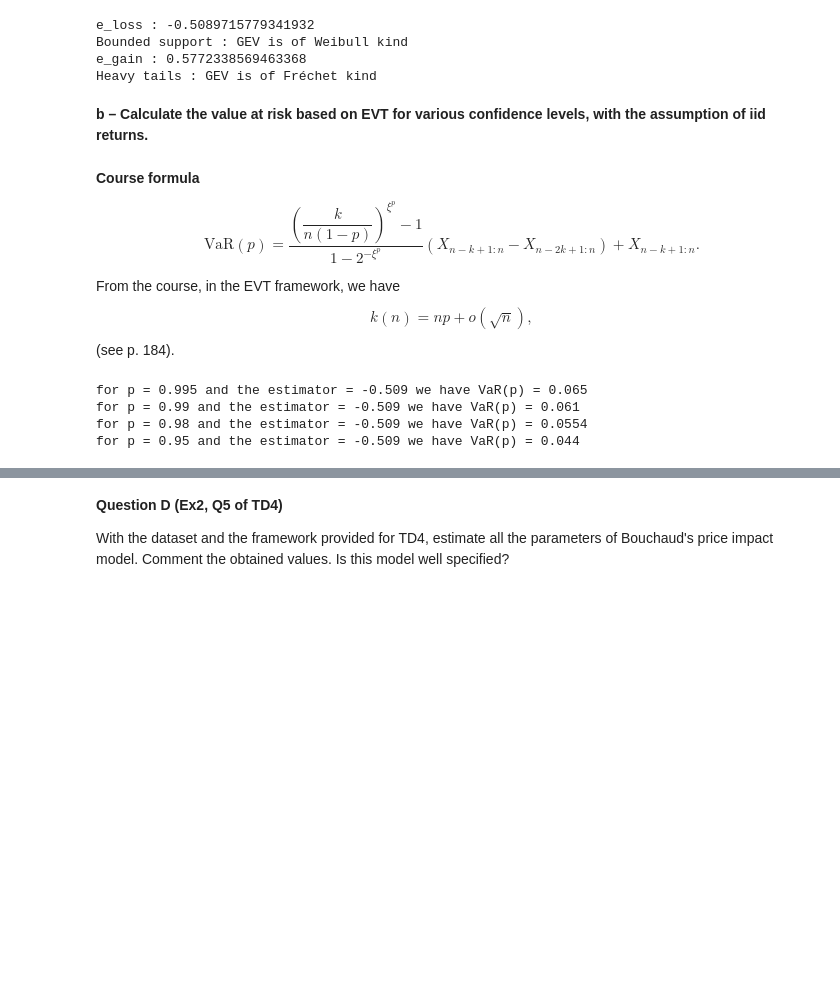
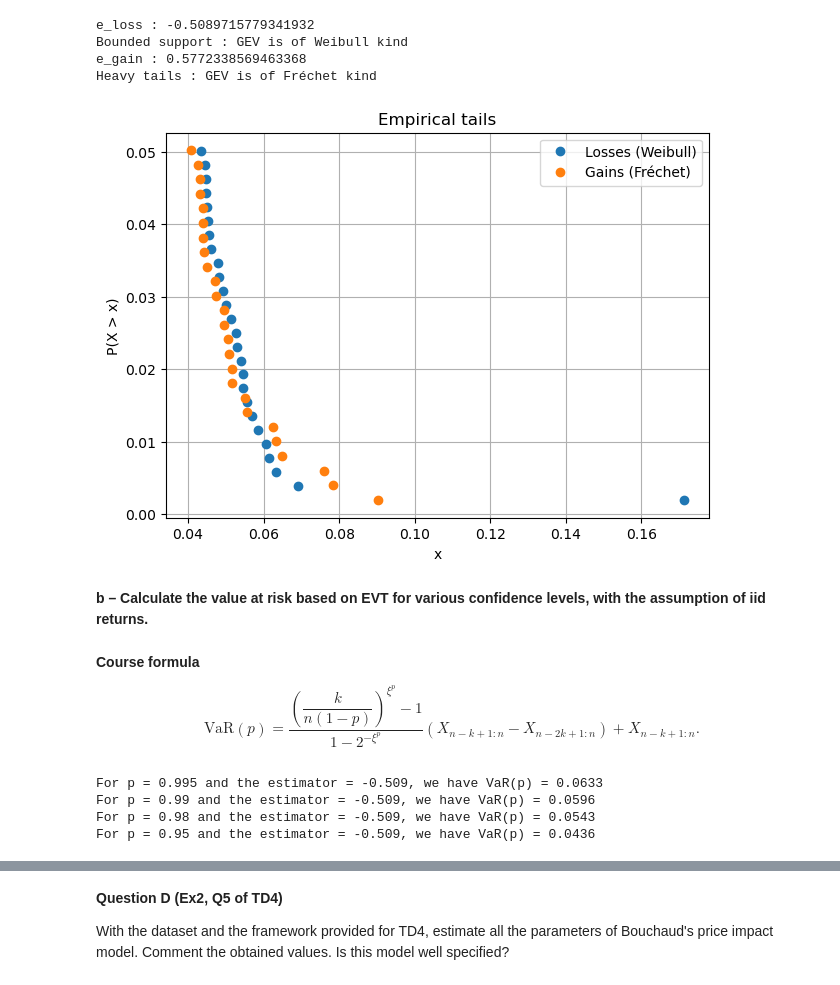
Before and after one commit to NatachaGsn/Market-risk---project, a Jupyter notebook: project.ipynb, the cells around one changed output, grey strips where cells are left out. Cells and saved outputs as stored; diff of their text form; code cells hidden in the pictures; blank space fills up the shorter version.

```diff
--- a/project.ipynb
+++ b/project.ipynb
@@ -354,6 +358,32 @@ e_loss : -0.5089715779341932
 Bounded support : GEV is of Weibull kind
 e_gain : 0.5772338569463368
 Heavy tails : GEV is of Fréchet kind
+# %%
+import numpy as np
+import matplotlib.pyplot as plt
+
+def empirical_tail(data, label, q=0.95):
+    x = np.sort(data)
+    n = len(x)
+
+    # on ne garde que la queue
+    x_tail = x[x > np.quantile(x, q)]
+    ranks = np.arange(len(x_tail), 0, -1)
+    tail_prob = ranks / n
+
+    plt.plot(x_tail, tail_prob, marker='o', linestyle='', label=label)
+
+plt.figure(figsize=(7,5))
+empirical_tail(loss, "Losses (Weibull)")
+empirical_tail(gain, "Gains (Fréchet)")
+plt.xlabel("x")
+plt.ylabel("P(X > x)")
+plt.legend()
+plt.title("Empirical tails")
+plt.grid(True, which="both")
+plt.show()
+# %% [output]
+[figure, added]
 # %% [markdown]
 **b – Calculate the value at risk based on EVT for various confidence levels, with the assumption of iid
 returns.**
@@ -369,30 +399,26 @@ X_{n-k+1:n} - X_{n-2k+1:n}
 \right)
 + X_{n-k+1:n}.
 $$
-
-From the course, in the EVT framework, we have
-$$
-k(n) = np + o(\sqrt{n}),
-$$
-(see p. 184).
 # %%
 def ComputeVaRp(returns_tab, e, p):
     returns_tab.sort()
     N = len(returns_tab)
-    #k = np.floor(np.log(N))
-    k = np.floor(N*0.05)
+    k = np.floor(np.log(N))
     # starts from 0 so n is :
     n = N - 1
     multi = (k / (n * (1.0 - p))) ** e - 1.0
     multi /= (1.0 - 2.0**(-e))
 
-    return multi * (returns_tab[int(n - k + 1)] - returns_tab[int(n - 2 * k + 1)]) + returns_tab[int(n - k + 1)]
+    return (multi * (returns_tab[int(n - k + 1)] - returns_tab[int(n - 2 * k + 1)])
+            + returns_tab[int(n - k + 1)])
 
 p_tab = [0.995, 0.99, 0.98, 0.95]
 for p in p_tab:
-    print(f"for p = {p} and the estimator = {round(e_loss, 4)} we have VaR(p) = {round(ComputeVaRp(loss, e_loss, p), 4)}")
+    print(f"For p = {p} and the estimator = {round(e_loss, 4)}, "
+          f"we have VaR(p) = {round(ComputeVaRp(loss, e_loss, p), 4)}"
+)
 # %% [output]
-for p = 0.995 and the estimator = -0.509 we have VaR(p) = 0.065
-for p = 0.99 and the estimator = -0.509 we have VaR(p) = 0.061
-for p = 0.98 and the estimator = -0.509 we have VaR(p) = 0.0554
-for p = 0.95 and the estimator = -0.509 we have VaR(p) = 0.044
+For p = 0.995 and the estimator = -0.509, we have VaR(p) = 0.0633
+For p = 0.99 and the estimator = -0.509, we have VaR(p) = 0.0596
+For p = 0.98 and the estimator = -0.509, we have VaR(p) = 0.0543
+For p = 0.95 and the estimator = -0.509, we have VaR(p) = 0.0436
```
Also changed, not shown: parts of 11 cells of this notebook.
